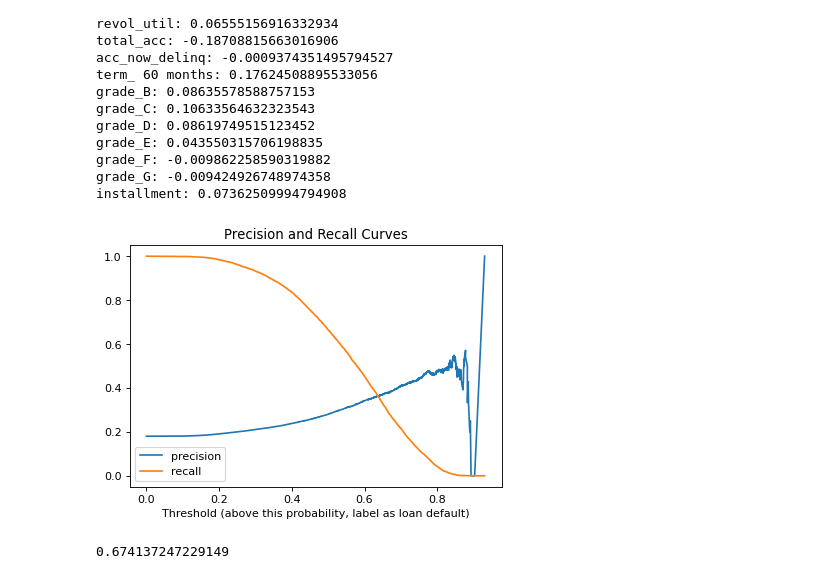
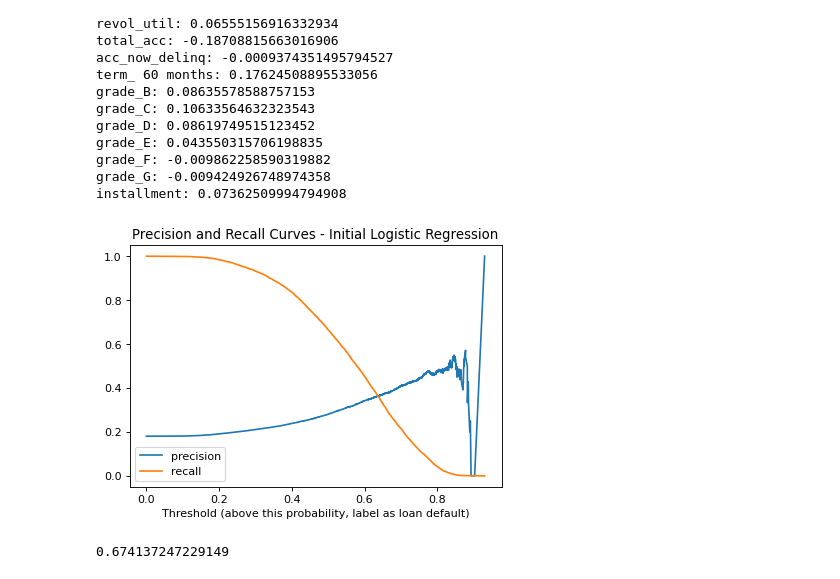
Before and after one commit to manveersadhal/classification_project, a Jupyter notebook: final/modeling_final.ipynb, the cells around one changed output. Cells and saved outputs as stored; diff of their text form; code cells hidden in the pictures.

```diff
--- a/final/modeling_final.ipynb
+++ b/final/modeling_final.ipynb
@@ -305,14 +306,14 @@ installment: 0.07362509994794908
 # %%
 precision_curve, recall_curve, threshold_curve = precision_recall_curve(y_val, lm.predict_proba(X_val_scaled)[:,1])
 
 plt.figure(dpi=80)
 plt.plot(threshold_curve, precision_curve[1:],label='precision')
 plt.plot(threshold_curve, recall_curve[1:], label='recall')
 plt.legend(loc='lower left')
 plt.xlabel('Threshold (above this probability, label as loan default)');
-plt.title('Precision and Recall Curves');
+plt.title('Precision and Recall Curves - Initial Logistic Regression');
 # %% [output]
-[figure, old version]
+[figure, new version]
 # %%
 lm_threshold = .25
 # %%
```
Also changed, not shown: parts of 17 cells of this notebook, 2 other files.
